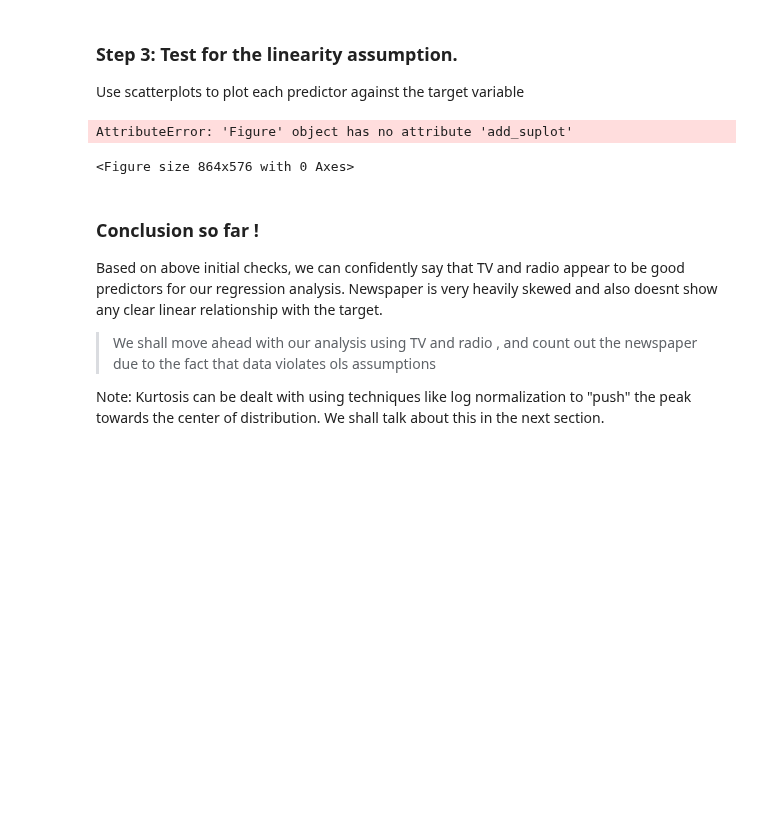
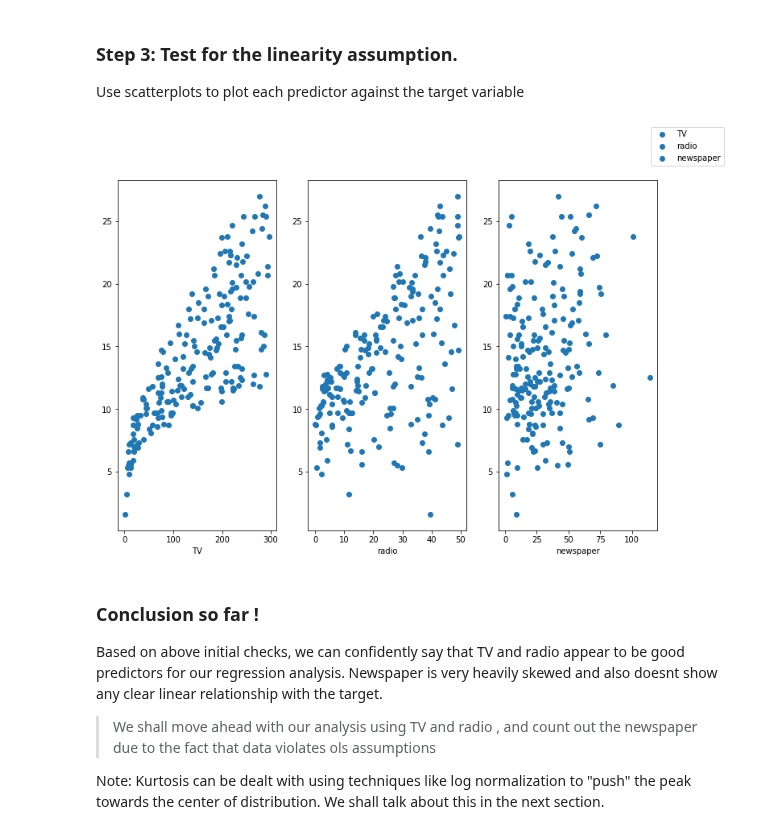
Before and after one commit to dclegg2/dsc-01-10-13-regression-statsmodels-lab-online-ds-pt-100118, a Jupyter notebook: index.ipynb, the cells around one changed output. Saved outputs shown, nothing was run; the diff lists cells and outputs as text; code cells hidden in the pictures; blank space fills up the shorter version.

```diff
--- a/index.ipynb
+++ b/index.ipynb
@@ -80,21 +80,20 @@ The 'normed' kwarg was deprecated in Matplotlib 2.1 and will be removed in 3.1.
 Use scatterplots to plot each predictor against the target variable
 # %%
 fig = plt.figure(figsize=(12,8))
-ax = fig.add_sulot(131)
+ax = fig.add_subplot(131)
 ax2 = fig.add_subplot(132)
 ax3 = fig.add_subplot(133)
 ax.scatter(df['TV'], df['sales'], label = 'TV')
 ax.set_xlabel('TV')
 ax2.scatter(x= df['radio'], y=df['sales'], label = 'radio')
 ax2.set_xlabel('radio')
 ax3.scatter(x=df['newspaper'], y=df['sales'], label = 'newspaper')
 ax3.set_xlabel('newspaper')
 fig.legend()
 fig.show()
 # visualize the relationship between the preditors and the target using scatterplots
 # %% [output]
-AttributeError: 'Figure' object has no attribute 'add_suplot'
-<Figure size 864x576 with 0 Axes>
+[figure, added]
 # %%
 # Record yor observations on linearity here
 # %% [markdown]
```
